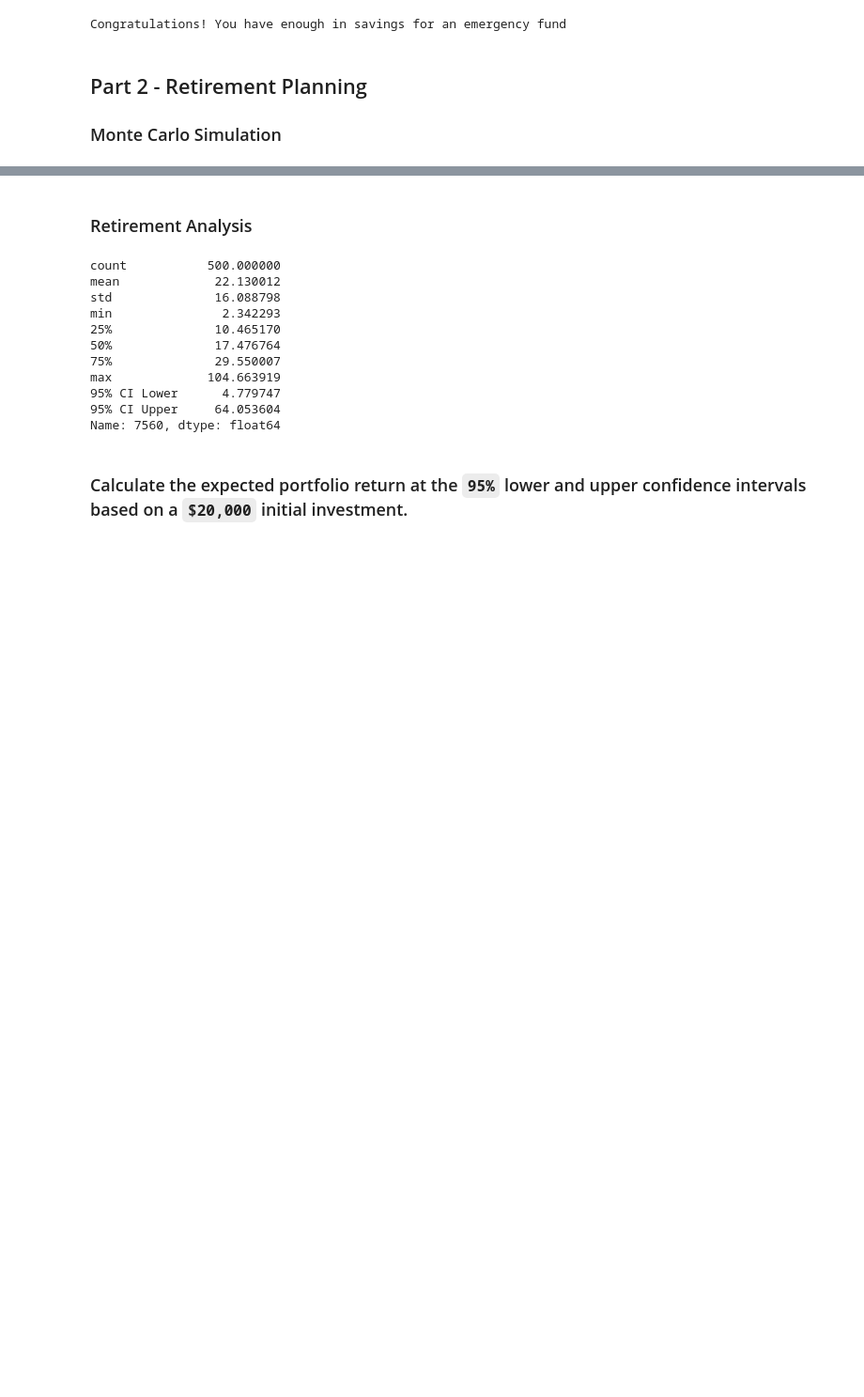
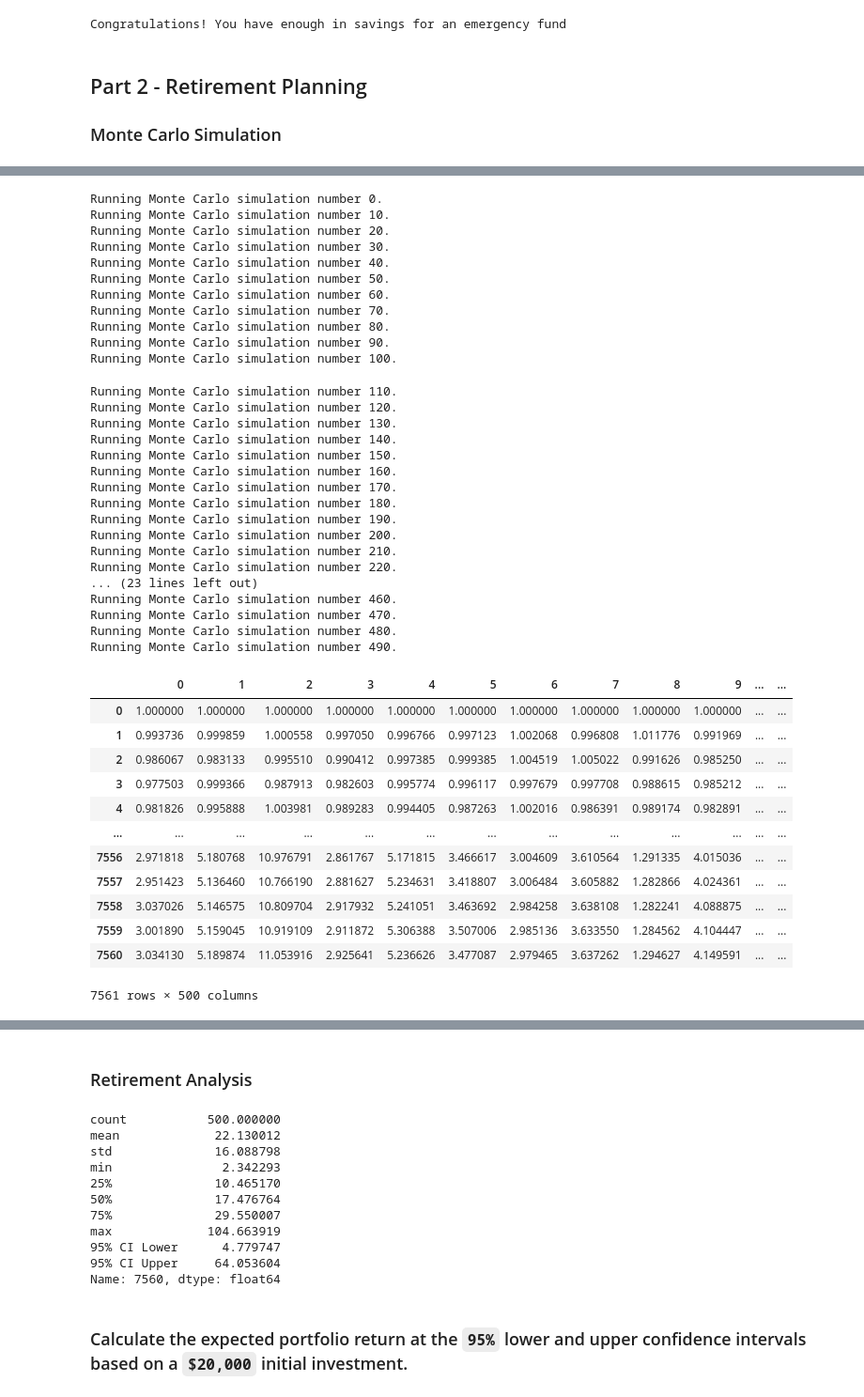
Before and after one commit to ngracan/Python-Challenge-3, a Jupyter notebook: Starter_Code/financial-planner.ipynb, the cells around one changed output, grey strips where cells are left out. Shown at 94% size. Saved outputs shown, nothing was run; the diff lists cells and outputs as text; code cells hidden in the pictures; blank space fills up the shorter version.

```diff
--- a/Starter_Code/financial-planner.ipynb
+++ b/Starter_Code/financial-planner.ipynb
@@ -228,3 +259,45 @@ df_stock_data.head()
 # %%
-# Configuring a Monte Carlo simulation to forecast 30 years cumulative returns
-# YOUR CODE HERE!
+# Running a Monte Carlo simulation to forecast 30 years cumulative returns
+MC_thirty_year.calc_cumulative_return()
+# %% [output]
+Running Monte Carlo simulation number 0.
+Running Monte Carlo simulation number 10.
+Running Monte Carlo simulation number 20.
+Running Monte Carlo simulation number 30.
+Running Monte Carlo simulation number 40.
+Running Monte Carlo simulation number 50.
+Running Monte Carlo simulation number 60.
+Running Monte Carlo simulation number 70.
+Running Monte Carlo simulation number 80.
+Running Monte Carlo simulation number 90.
+Running Monte Carlo simulation number 100.
+Running Monte Carlo simulation number 110.
+Running Monte Carlo simulation number 120.
+Running Monte Carlo simulation number 130.
+Running Monte Carlo simulation number 140.
+Running Monte Carlo simulation number 150.
+Running Monte Carlo simulation number 160.
+Running Monte Carlo simulation number 170.
+Running Monte Carlo simulation number 180.
+Running Monte Carlo simulation number 190.
+Running Monte Carlo simulation number 200.
+Running Monte Carlo simulation number 210.
+Running Monte Carlo simulation number 220.
+... (23 lines left out)
+Running Monte Carlo simulation number 460.
+Running Monte Carlo simulation number 470.
+Running Monte Carlo simulation number 480.
+Running Monte Carlo simulation number 490.
+|  | 0 | 1 | 2 | 3 | 4 | 5 | 6 | 7 | 8 | 9 | ... | ... |
+| 0 | 1.000000 | 1.000000 | 1.000000 | 1.000000 | 1.000000 | 1.000000 | 1.000000 | 1.000000 | 1.000000 | 1.000000 | ... | ... |
+| 1 | 0.993736 | 0.999859 | 1.000558 | 0.997050 | 0.996766 | 0.997123 | 1.002068 | 0.996808 | 1.011776 | 0.991969 | ... | ... |
+| 2 | 0.986067 | 0.983133 | 0.995510 | 0.990412 | 0.997385 | 0.999385 | 1.004519 | 1.005022 | 0.991626 | 0.985250 | ... | ... |
+| 3 | 0.977503 | 0.999366 | 0.987913 | 0.982603 | 0.995774 | 0.996117 | 0.997679 | 0.997708 | 0.988615 | 0.985212 | ... | ... |
+| 4 | 0.981826 | 0.995888 | 1.003981 | 0.989283 | 0.994405 | 0.987263 | 1.002016 | 0.986391 | 0.989174 | 0.982891 | ... | ... |
+| ... | ... | ... | ... | ... | ... | ... | ... | ... | ... | ... | ... | ... |
+| 7556 | 2.971818 | 5.180768 | 10.976791 | 2.861767 | 5.171815 | 3.466617 | 3.004609 | 3.610564 | 1.291335 | 4.015036 | ... | ... |
+| 7557 | 2.951423 | 5.136460 | 10.766190 | 2.881627 | 5.234631 | 3.418807 | 3.006484 | 3.605882 | 1.282866 | 4.024361 | ... | ... |
+| 7558 | 3.037026 | 5.146575 | 10.809704 | 2.917932 | 5.241051 | 3.463692 | 2.984258 | 3.638108 | 1.282241 | 4.088875 | ... | ... |
+| 7559 | 3.001890 | 5.159045 | 10.919109 | 2.911872 | 5.306388 | 3.507006 | 2.985136 | 3.633550 | 1.284562 | 4.104447 | ... | ... |
+| 7560 | 3.034130 | 5.189874 | 11.053916 | 2.925641 | 5.236626 | 3.477087 | 2.979465 | 3.637262 | 1.294627 | 4.149591 | ... | ... |
+7561 rows × 500 columns
```
Also changed, not shown: parts of 14 cells of this notebook.
